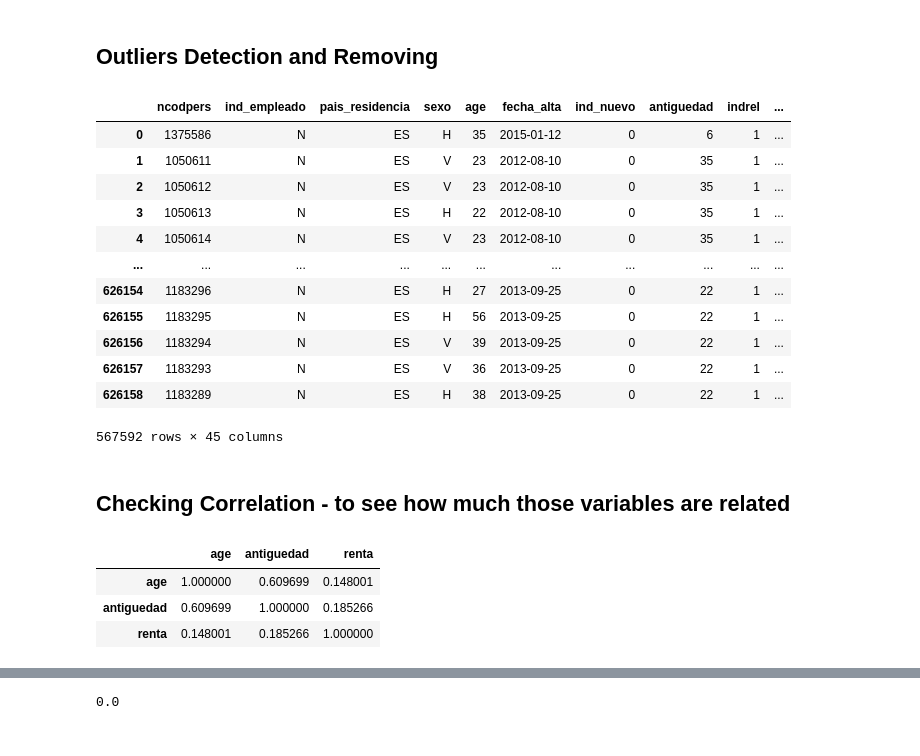
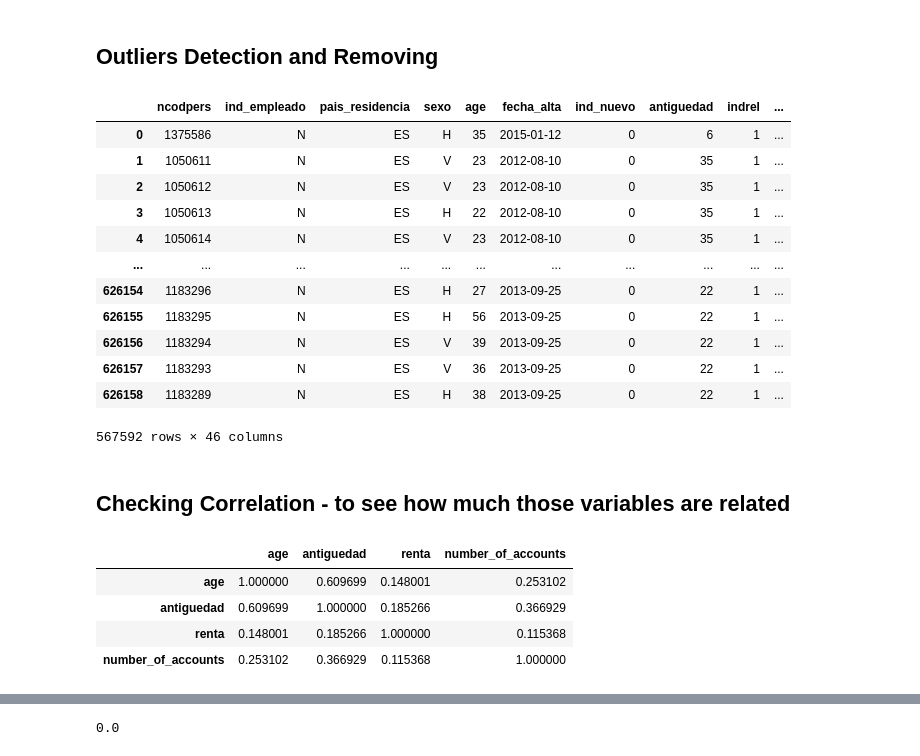
Before and after one commit to shelovescode000/CustomerSegmentationProject, a Jupyter notebook: Customer Segmentation.ipynb, the cells around one changed output, grey strips where cells are left out. Saved outputs shown, nothing was run; the diff lists cells and outputs as text; code cells hidden in the pictures.

```diff
--- a/Customer Segmentation.ipynb
+++ b/Customer Segmentation.ipynb
@@ -344,3 +410,6 @@ newdata['fecha_alta_year'] = newdata['fecha_alta_year'].round(0).astype(int)
+# %%
+#create a column for that counts the number of accounts each user has
+newdata["number_of_accounts"] = newdata[intcategorical_vars].sum(axis=1).astype('int')
 # %% [markdown]
 ## Checking Normality of Variables
 # %% [markdown]
@@ -387,19 +456,20 @@ newdata
 | 626156 | 1183294 | N | ES | V | 39 | 2013-09-25 | 0 | 22 | 1 | ... |
 | 626157 | 1183293 | N | ES | V | 36 | 2013-09-25 | 0 | 22 | 1 | ... |
 | 626158 | 1183289 | N | ES | H | 38 | 2013-09-25 | 0 | 22 | 1 | ... |
-567592 rows × 45 columns
+567592 rows × 46 columns
 # %% [markdown]
 ## Checking Correlation - to see how much those variables  are related
 # %%
 #relationship between the numeric variables
-index_numeric = ['age','antiguedad', 'renta']
+index_numeric = ['age','antiguedad', 'renta','number_of_accounts']
 df_numeric = newdata[index_numeric]
 df_numeric.corr()  #make sense antiguedad describes customer seniority thus it is related to age.
 # %% [output]
-|  | age | antiguedad | renta |
-| age | 1.000000 | 0.609699 | 0.148001 |
-| antiguedad | 0.609699 | 1.000000 | 0.185266 |
-| renta | 0.148001 | 0.185266 | 1.000000 |
+|  | age | antiguedad | renta | number_of_accounts |
+| age | 1.000000 | 0.609699 | 0.148001 | 0.253102 |
+| antiguedad | 0.609699 | 1.000000 | 0.185266 | 0.366929 |
+| renta | 0.148001 | 0.185266 | 1.000000 | 0.115368 |
+| number_of_accounts | 0.253102 | 0.366929 | 0.115368 | 1.000000 |
 # %%
 #relationship between the categorical variables
 #make use of the chi_squared test
```
Also changed, not shown: parts of 29 cells of this notebook.
